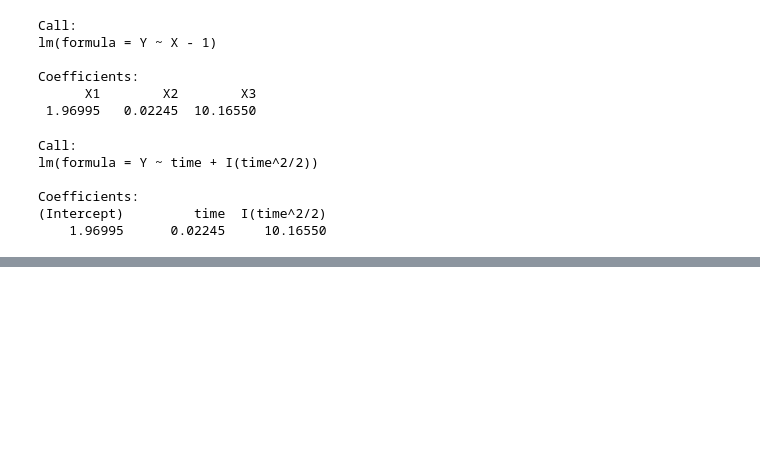
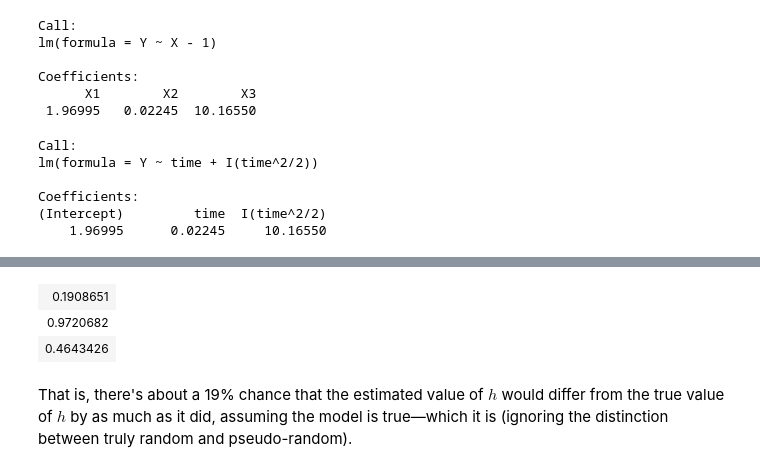
Before and after one commit to pbstark/Padova15, a Jupyter notebook: regress.ipynb, the cells around one changed output, grey strips where cells are left out. Cells and saved outputs as stored; diff of their text form; code cells hidden in the pictures; blank space fills up the shorter version.

```diff
--- a/regress.ipynb
+++ b/regress.ipynb
@@ -544,0 +727,9 @@ Coefficients:
+# %%
+# how surprising is it for our estimates to be off by so much?
+2*pt(abs(tstat),1, lower.tail = F) # estimated p-values: twice the upper tail probability
+# %% [output]
+| 0.1908651 |
+| 0.9720682 |
+| 0.4643426 |
+# %% [markdown]
+That is, there's about a 19% chance that the estimated value of $h$ would differ from the true value of $h$ by as much as it did, assuming the model is true&mdash;which it is (ignoring the distinction between truly random and pseudo-random).
```
Also changed, not shown: parts of 12 cells of this notebook.
